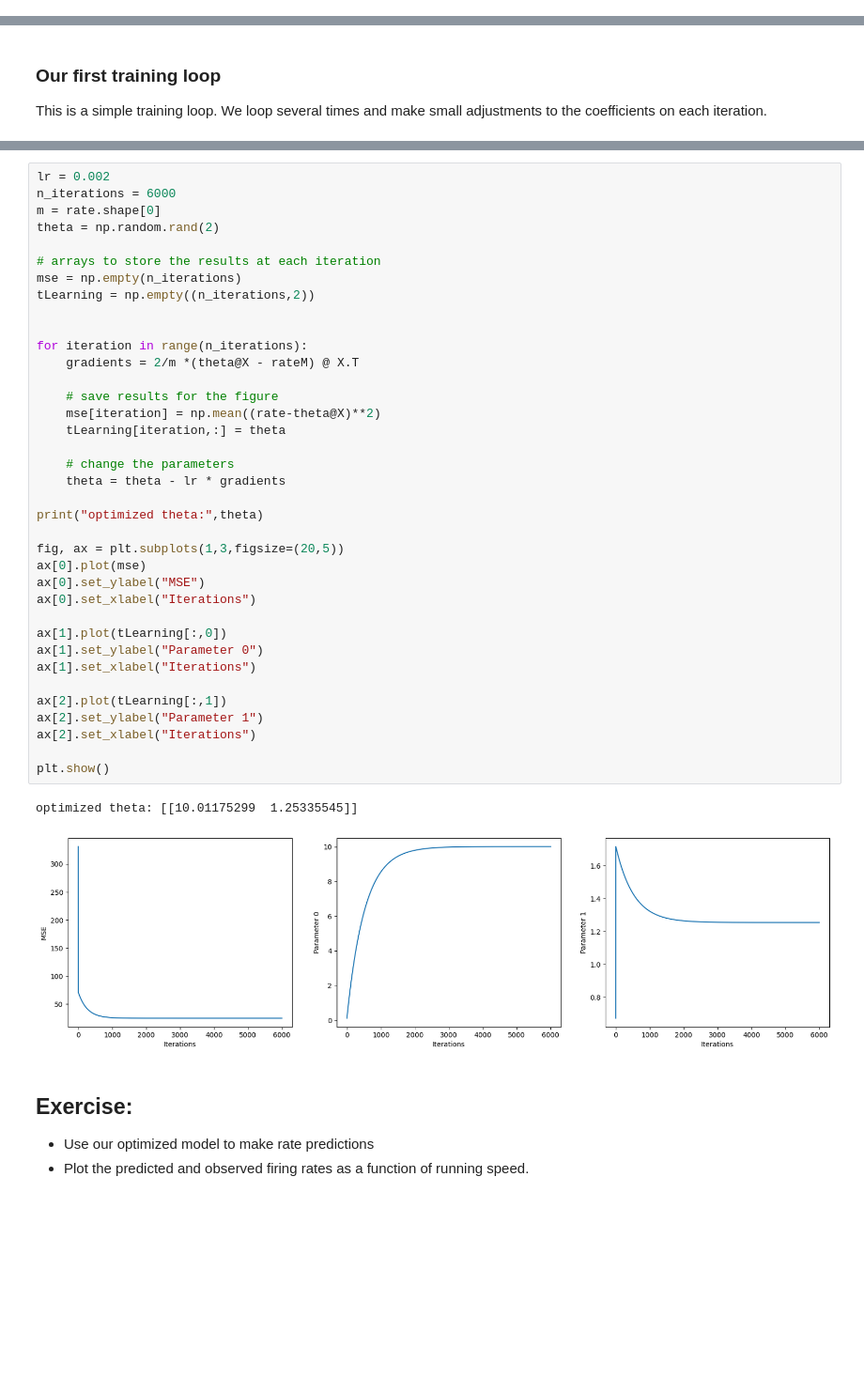
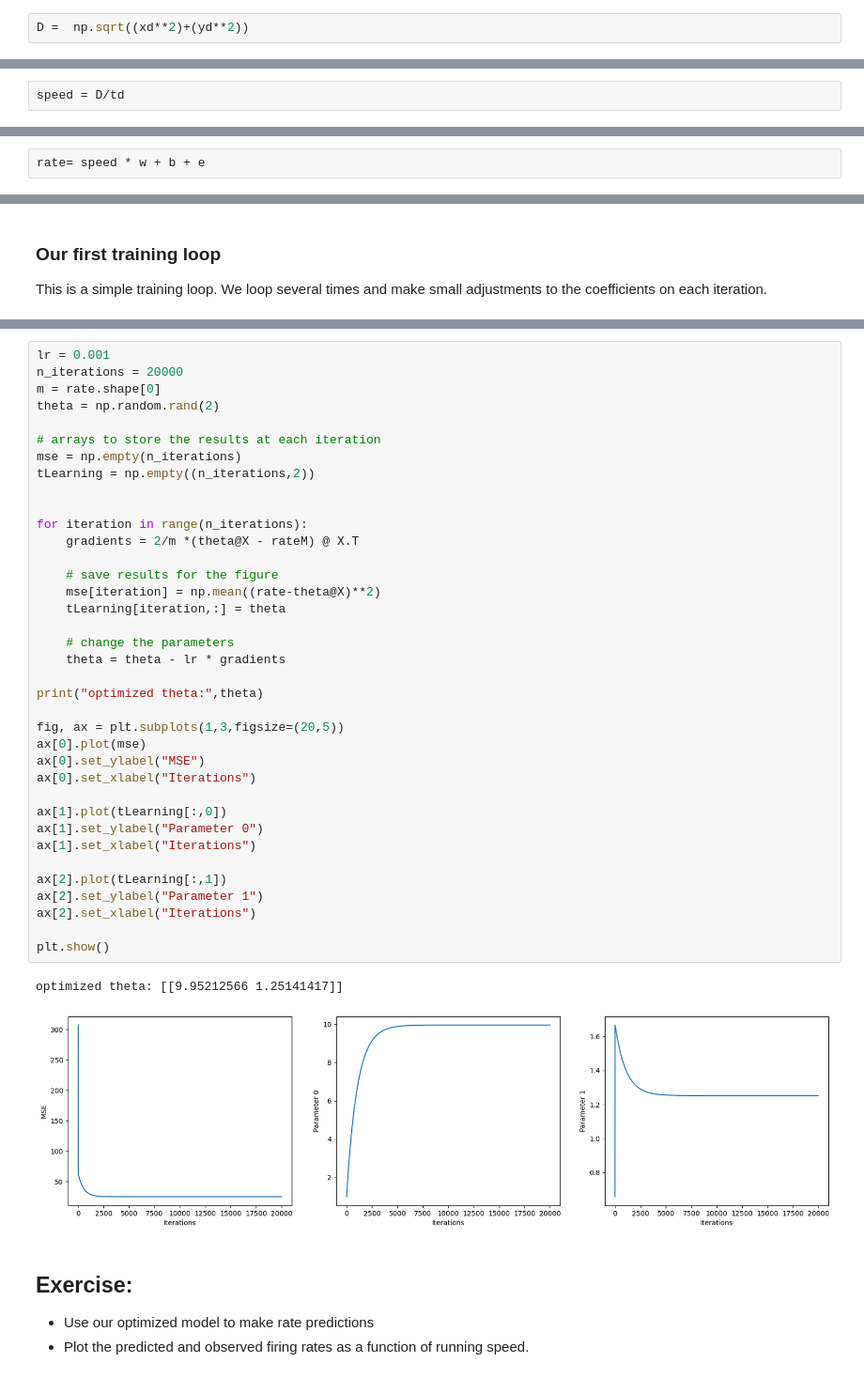
Before and after one commit to kevin-allen/dataScienceNeuro, a Jupyter notebook: notebooks/lecture_04.ipynb, the cells around one changed output, grey strips where cells are left out. Shown: that part at 94% size. Cells and saved outputs as stored; diff of their text form; blank space fills up the shorter version.

```diff
--- a/notebooks/lecture_04.ipynb
+++ b/notebooks/lecture_04.ipynb
@@ -264,10 +264,14 @@ td = np.diff(time,append=np.nan) # t1-t0
 Can you calculate the distance that the mouse moved for each sample?
 
 $D= \sqrt{(x1-x0)^2 + (y1-y0)^2}$
+# %%
+D =  np.sqrt((xd**2)+(yd**2))
 # %% [markdown]
 Can you calculate the speed of the mouse at every sample?
 
 $speed = D/t$
+# %%
+speed = D/td
 # %%
 # we can remove the np.nan values for our simulation
 valid_indices = ~np.isnan(speed)
@@ -312,6 +320,8 @@ e = np.random.normal(loc=0.0, scale=5, size = speed.shape[0]) # random numbers t
 * Generate your simulated firing rates using the formula $rate = speed * w + b + error$.
 * Plot the results
 * Are firing rates below zero realistic? What can we do about it?
+# %%
+rate= speed * w + b + e
 # %% [markdown]
 ## Our modelling task:
 
@@ -601,6 +629,6 @@ One common problem is using a value for `eta` that is too large or too small.
 # %%
-lr = 0.002
-n_iterations = 6000
+lr = 0.001
+n_iterations = 20000
 m = rate.shape[0]
 theta = np.random.rand(2)
 
@@ -609,35 +637,35 @@ mse = np.empty(n_iterations)
 tLearning = np.empty((n_iterations,2))
 
 
 for iteration in range(n_iterations):
     gradients = 2/m *(theta@X - rateM) @ X.T
 
     # save results for the figure
     mse[iteration] = np.mean((rate-theta@X)**2)
     tLearning[iteration,:] = theta
 
     # change the parameters
     theta = theta - lr * gradients
 
 print("optimized theta:",theta)
 
 fig, ax = plt.subplots(1,3,figsize=(20,5))
 ax[0].plot(mse)
 ax[0].set_ylabel("MSE")
 ax[0].set_xlabel("Iterations")
 
 ax[1].plot(tLearning[:,0])
 ax[1].set_ylabel("Parameter 0")
 ax[1].set_xlabel("Iterations")
 
 ax[2].plot(tLearning[:,1])
 ax[2].set_ylabel("Parameter 1")
 ax[2].set_xlabel("Iterations")
 
 plt.show()
 # %% [output]
-optimized theta: [[10.01175299  1.25335545]]
+optimized theta: [[9.95212566 1.25141417]]
-[figure, old version]
+[figure, new version]
 # %% [markdown]
 ## Exercise:
 
```
Also changed, not shown: parts of 13 cells of this notebook, 2 other files.
